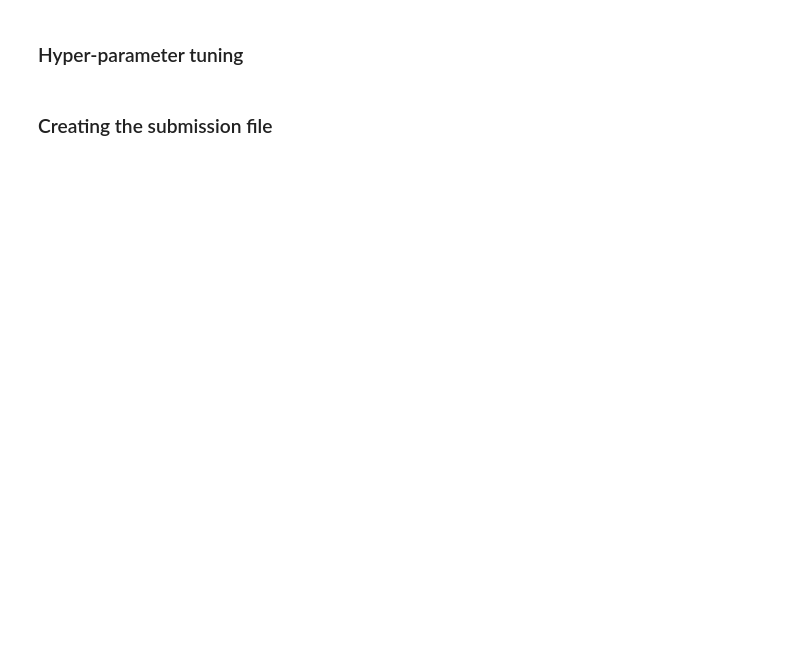
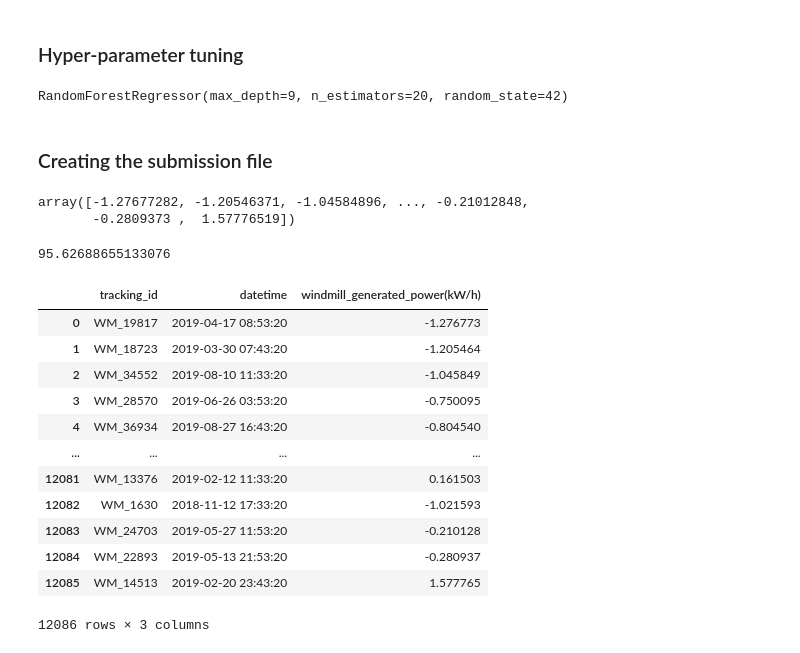
Before and after one commit to himanshu004/ML-DS-Hackathons, a Jupyter notebook: Hacker Earth/Predict-Windmill-Power/notebook.ipynb, the cells around one changed output. Cells and saved outputs as stored; diff of their text form; code cells hidden in the pictures; blank space fills up the shorter version.

Commit message:
RandomForest submission with hyperparameter tuning

```diff
--- a/Hacker Earth/Predict-Windmill-Power/notebook.ipynb
+++ b/Hacker Earth/Predict-Windmill-Power/notebook.ipynb
@@ -284,11 +318,38 @@ Best Score: 41.074632
+# %%
+best_model = RandomForestRegressor(n_estimators = 20,max_depth = 9,criterion = 'mse',random_state = 42)
+best_model.fit(x,y)
+# %% [output]
+RandomForestRegressor(max_depth=9, n_estimators=20, random_state=42)
 # %% [markdown]
 ### Creating the submission file
 # %%
-# predictions = best_model.predict(test_data)
-# predictions
+predictions = best_model.predict(test_data)
+predictions
+# %% [output]
+array([-1.27677282, -1.20546371, -1.04584896, ..., -0.21012848,
+       -0.2809373 ,  1.57776519])
+# %%
+r2_score(y,best_model.predict(x)) * 100
+# %% [output]
+95.62688655133076
 # %%
-# submission = submission.join(pd.DataFrame(predictions))
-# target = 'windmill_generated_power(kW/h)'
-# submission[target] = submission.pop([0],axis = 1)
-# submission
+submission = submission.join(pd.DataFrame(predictions))
+target = 'windmill_generated_power(kW/h)'
+submission[target] = submission[0]
+submission.drop([0],inplace = True,axis = 1)
+submission
+# %% [output]
+|  | tracking_id | datetime | windmill_generated_power(kW/h) |
+| 0 | WM_19817 | 2019-04-17 08:53:20 | -1.276773 |
+| 1 | WM_18723 | 2019-03-30 07:43:20 | -1.205464 |
+| 2 | WM_34552 | 2019-08-10 11:33:20 | -1.045849 |
+| 3 | WM_28570 | 2019-06-26 03:53:20 | -0.750095 |
+| 4 | WM_36934 | 2019-08-27 16:43:20 | -0.804540 |
+| ... | ... | ... | ... |
+| 12081 | WM_13376 | 2019-02-12 11:33:20 | 0.161503 |
+| 12082 | WM_1630 | 2018-11-12 17:33:20 | -1.021593 |
+| 12083 | WM_24703 | 2019-05-27 11:53:20 | -0.210128 |
+| 12084 | WM_22893 | 2019-05-13 21:53:20 | -0.280937 |
+| 12085 | WM_14513 | 2019-02-20 23:43:20 | 1.577765 |
+12086 rows × 3 columns
 # %%
```
Also changed, not shown: parts of 7 cells of this notebook.
